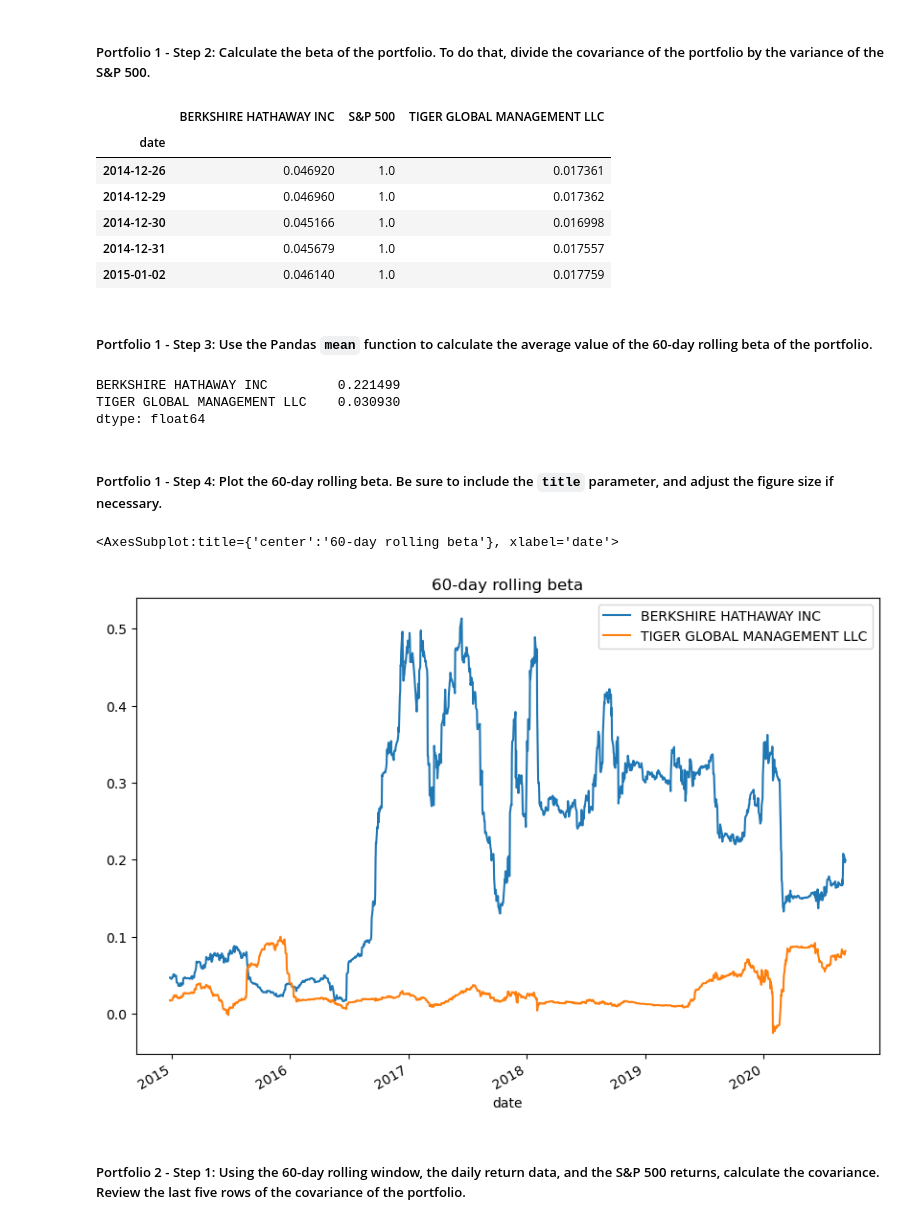
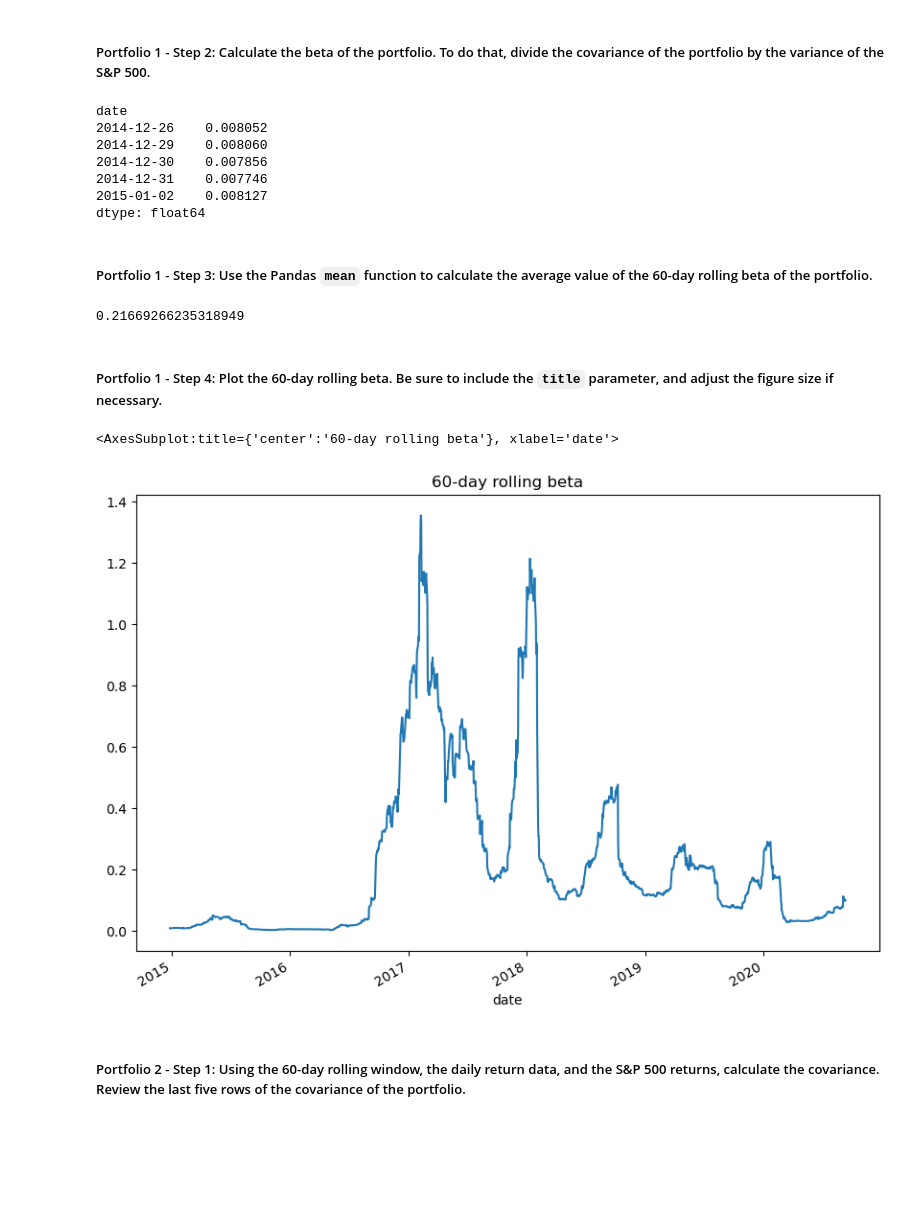
Before and after one commit to malika0410/Quantitative-Analysis-for-Retirement-Portfolio, a Jupyter notebook: risk_return_analysis.ipynb, the cells around one changed output. Saved outputs shown, nothing was run; the diff lists cells and outputs as text; code cells hidden in the pictures; blank space fills up the shorter version.

```diff
--- a/risk_return_analysis.ipynb
+++ b/risk_return_analysis.ipynb
@@ -422,6 +405,10 @@ daily_returns_new
 # Calculate the covariance using a 60-day rolling window
 # Review the last five rows of the covariance data
 # YOUR CODE HERE
-covariance_rolling_60=daily_returns_new.rolling(60).cov().dropna()
-covariance_rolling_60.tail(10)
+print("Soros Fund Management LLC. covariance compared to S&P 500")
+print("----------------------------------------------------------------------------------")
+
+
+berkshire_covariance_rolling_60=daily_return_df['BERKSHIRE HATHAWAY INC'].rolling(60).cov().dropna()
+berkshire_covariance_rolling_60.tail(10)
 # %% [output]
@@ -454,37 +432,36 @@ covariance_with_sp500_rolling60_df.tail()
 # Calculate the beta based on the 60-day rolling covariance compared to the market (S&P 500)
 # Review the last five rows of the beta information
 # YOUR CODE HERE
-beta_rolling_60 = covariance_with_sp500_rolling60_df.div(sp_rolling_60_variance, axis=0)
-beta_rolling_60.head()
+
+berkshire_beta_rolling_60 =berkshire_covariance_rolling_60/sp_rolling_60_variance
+berkshire_beta_rolling_60.head()
 # %% [output]
-|  | BERKSHIRE HATHAWAY INC | S&P 500 | TIGER GLOBAL MANAGEMENT LLC |
-| date |  |  |  |
-| 2014-12-26 | 0.046920 | 1.0 | 0.017361 |
-| 2014-12-29 | 0.046960 | 1.0 | 0.017362 |
-| 2014-12-30 | 0.045166 | 1.0 | 0.016998 |
-| 2014-12-31 | 0.045679 | 1.0 | 0.017557 |
-| 2015-01-02 | 0.046140 | 1.0 | 0.017759 |
+date
+2014-12-26    0.008052
+2014-12-29    0.008060
+2014-12-30    0.007856
+2014-12-31    0.007746
+2015-01-02    0.008127
+dtype: float64
 # %% [markdown]
 ##### Portfolio 1 - Step 3: Use the Pandas `mean` function to calculate the average value of the 60-day rolling beta of the portfolio.
 # %%
 # Calculate the average of the 60-day rolling beta
 # YOUR CODE HERE
-average_60_day_rolling=beta_rolling_60.drop(columns="S&P 500").mean()
-average_60_day_rolling
+berkshire_average_60_day_rolling=berkshire_beta_rolling_60.drop(columns="S&P 500").mean()
+berkshire_average_60_day_rolling
 # %% [output]
-BERKSHIRE HATHAWAY INC         0.221499
-TIGER GLOBAL MANAGEMENT LLC    0.030930
-dtype: float64
+0.21669266235318949
 # %% [markdown]
 ##### Portfolio 1 - Step 4: Plot the 60-day rolling beta. Be sure to include the `title` parameter, and adjust the figure size if necessary.
 # %%
 # Plot the rolling beta
 # Include a title parameter and adjust the figure size
 # YOUR CODE HERE
-beta_rolling_60.drop(columns="S&P 500").plot(figsize=(10,7),title="60-day rolling beta")
+berkshire_beta_rolling_60.drop(columns="S&P 500").plot(figsize=(10,7),title="60-day rolling beta")
 # %% [output]
 <AxesSubplot:title={'center':'60-day rolling beta'}, xlabel='date'>
-[figure, old version]
+[figure, new version]
 # %% [markdown]
 ##### Portfolio 2 - Step 1: Using the 60-day rolling window, the daily return data, and the S&P 500 returns, calculate the covariance. Review the last five rows of the covariance of the portfolio.
 # %%
```
Also changed, not shown: parts of 17 cells of this notebook.
